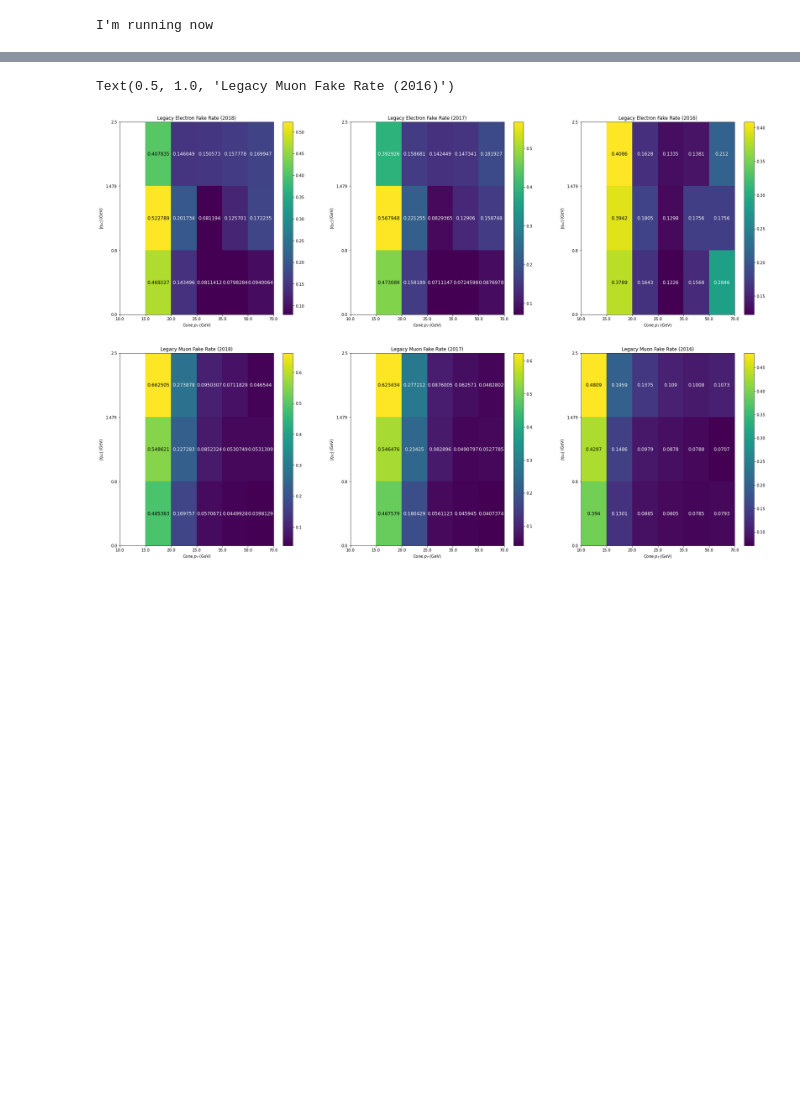
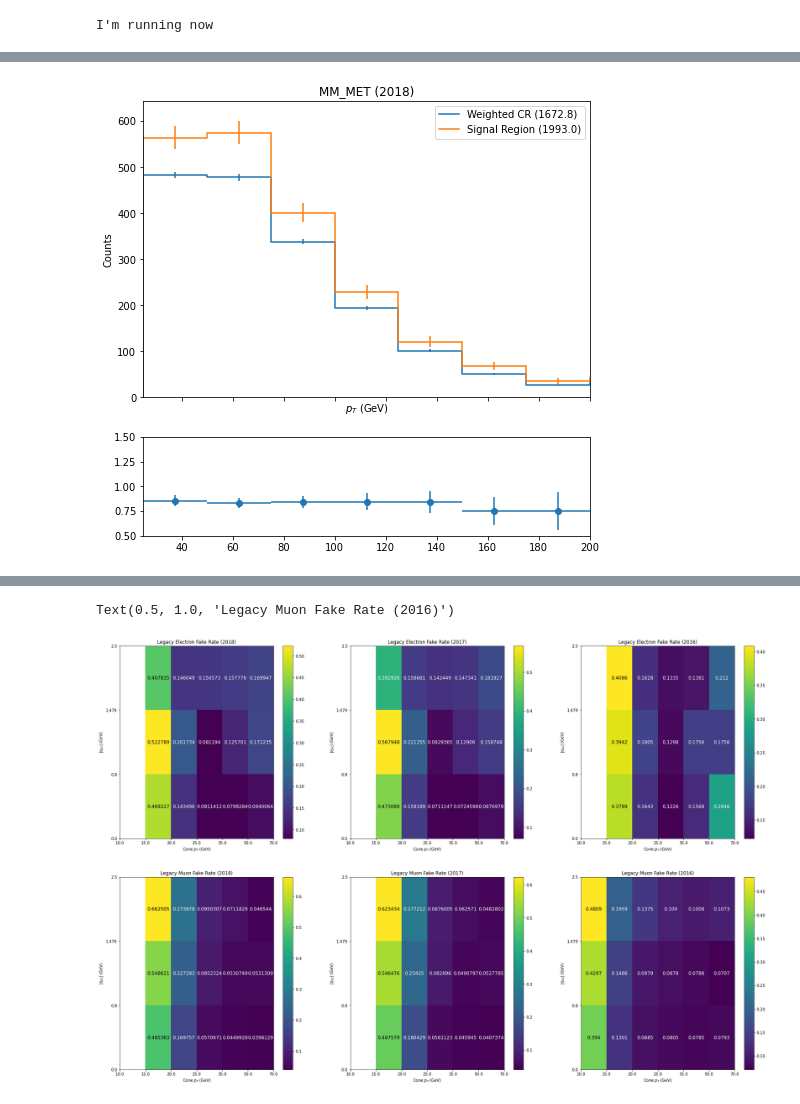
Before and after one commit to danbarto/tW_scattering, a Jupyter notebook: notebooks/FCNC_FR_validation.ipynb, the cells around one changed output, grey strips where cells are left out. Drawn from its saved outputs; the diff is of its cells as text; code cells hidden in the pictures; blank space fills up the shorter version.

```diff
--- a/notebooks/FCNC_FR_validation.ipynb
+++ b/notebooks/FCNC_FR_validation.ipynb
@@ -151,0 +214,26 @@ plt.draw()
+# %%
+def pp_hist(out, tag, axis):
+    hist.plot1d(out["{}_CR_weighted".format(tag)].sum("dataset"), ax=axis, overflow='over')
+    hist.plot1d(out["{}_SR".format(tag)].sum("dataset"), clear=False, ax=axis, overflow='over')
+    ylim = ak.max(ak.concatenate([out["{}_CR_weighted".format(tag)].sum("dataset").values()[()], out["{}_SR".format(tag)].sum("dataset").values()[()]]))
+    axis.set_ylim([0, ylim * 1.12])
+    axis.legend(["Weighted CR ({:.1f})".format(sum_hist(out["{}_CR_weighted".format(tag)])), "Signal Region ({})".format(sum_hist(out["{}_SR".format(tag)]))])
+    axis.set_title(tag + " ({})".format(year))
+
+def pp_ratio(out, tag, axis):
+    tmp1 = make_yahist(output["{}_CR_weighted".format(tag)].sum("dataset"), overflow=True)
+    tmp2 = make_yahist(output["{}_SR".format(tag)].sum("dataset"))
+    ratio = tmp1.divide(tmp2)
+    ratio.plot(ax=axis, errors = True)
+    axis.set_ylim([0.5, 1.5])
+
+def pp_total(out, tag):
+    fig, ax = plt.subplots(2, 1, sharex=True, figsize=(8,8), gridspec_kw=dict(height_ratios=[3, 1]))
+    pp_hist(out, tag, ax[0])
+    pp_ratio(out, tag, ax[1])
+    return (fig, ax)
+
+(fig, ax) = pp_total(output, "MM_MET")
+plt.draw()
+# %% [output]
+[figure, added]
```
Also changed, not shown: parts of 9 cells of this notebook, 3 other files.
